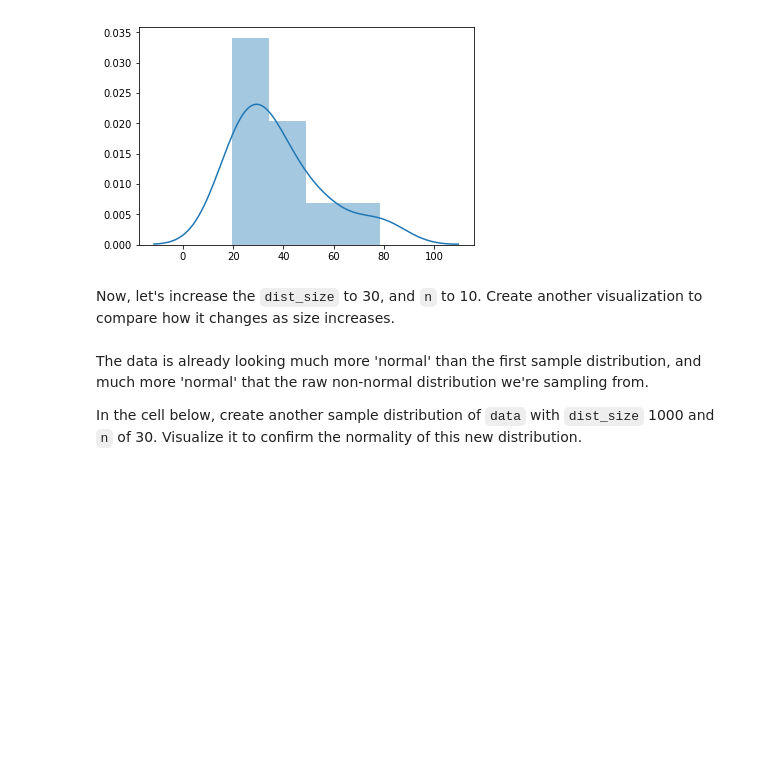
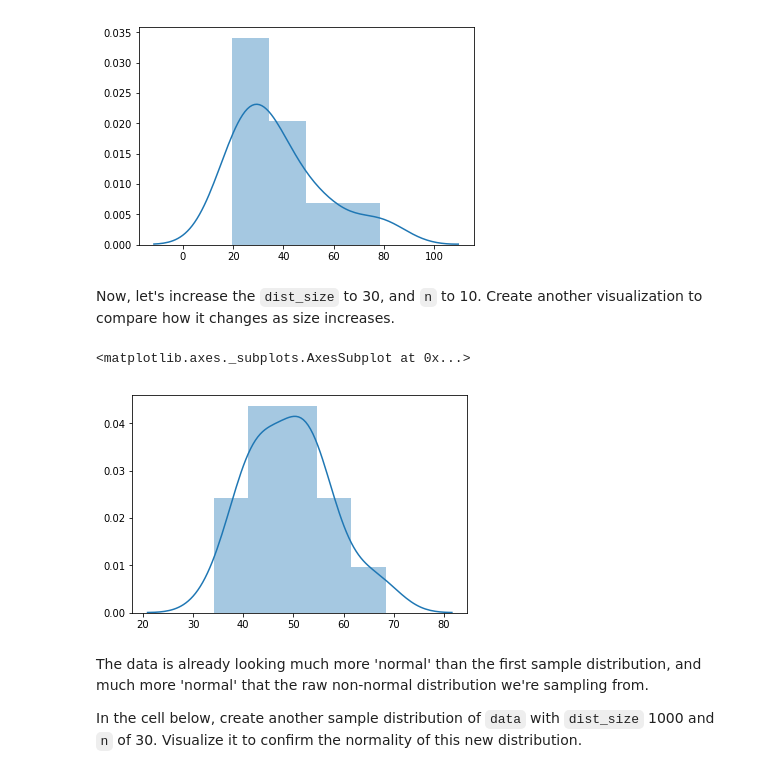
Before and after one commit to minnaf/dsc-central-limit-theorem-lab-nyc-ds-060319, a Jupyter notebook: index.ipynb, the cells around one changed output. Saved outputs shown, nothing was run; the diff lists cells and outputs as text; code cells hidden in the pictures; blank space fills up the shorter version.

```diff
--- a/index.ipynb
+++ b/index.ipynb
@@ -130,8 +130,11 @@ sns.distplot(ex1)
 # %% [markdown]
 Now, let's increase the `dist_size` to 30, and `n` to 10.  Create another visualization to compare how it changes as size increases.
 # %%
-ex1 = create_sample_distribution(df, dist_size=10, n=3)
-sns.distplot(ex1)
+ex2 = create_sample_distribution(df, dist_size=30, n=10)
+sns.distplot(ex2)
+# %% [output]
+<matplotlib.axes._subplots.AxesSubplot at 0x...>
+[figure, added]
 # %% [markdown]
 The data is already looking much more 'normal' than the first sample distribution, and much more 'normal' that the raw non-normal distribution we're sampling from.
 
```
